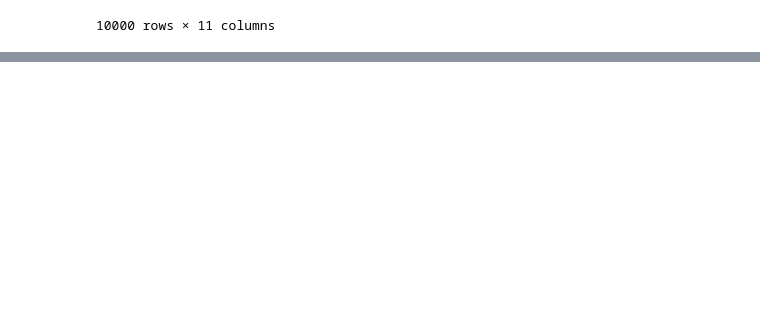
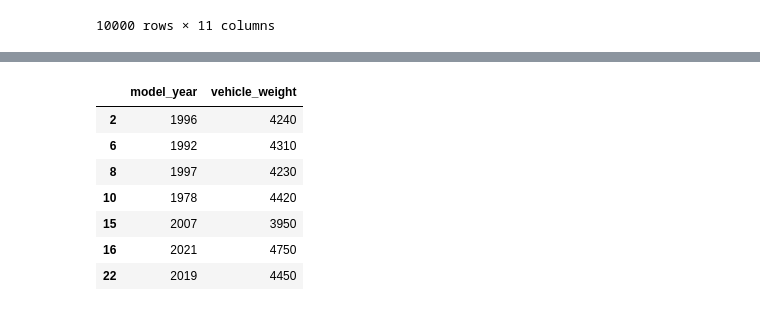
Before and after one commit to s110m/machine-learning-engineering-bootcamp, a Jupyter notebook: 01-intro/Homework_1-pandas.ipynb, the cells around one changed output, grey strips where cells are left out. Saved outputs shown, nothing was run; the diff lists cells and outputs as text; code cells hidden in the pictures; blank space fills up the shorter version.

```diff
--- a/01-intro/Homework_1-pandas.ipynb
+++ b/01-intro/Homework_1-pandas.ipynb
@@ -40,0 +113,16 @@ NameError: name 'df' is not defined
+# %%
+df_asia = df[df.origin == "Asia"]
+
+df_asia = df_asia[['model_year', 'vehicle_weight']]
+# %%
+X = df_asia.head(7)
+X
+# %% [output]
+|  | model_year | vehicle_weight |
+| 2 | 1996 | 4240 |
+| 6 | 1992 | 4310 |
+| 8 | 1997 | 4230 |
+| 10 | 1978 | 4420 |
+| 15 | 2007 | 3950 |
+| 16 | 2021 | 4750 |
+| 22 | 2019 | 4450 |
```
Also changed, not shown: parts of 21 cells of this notebook.
